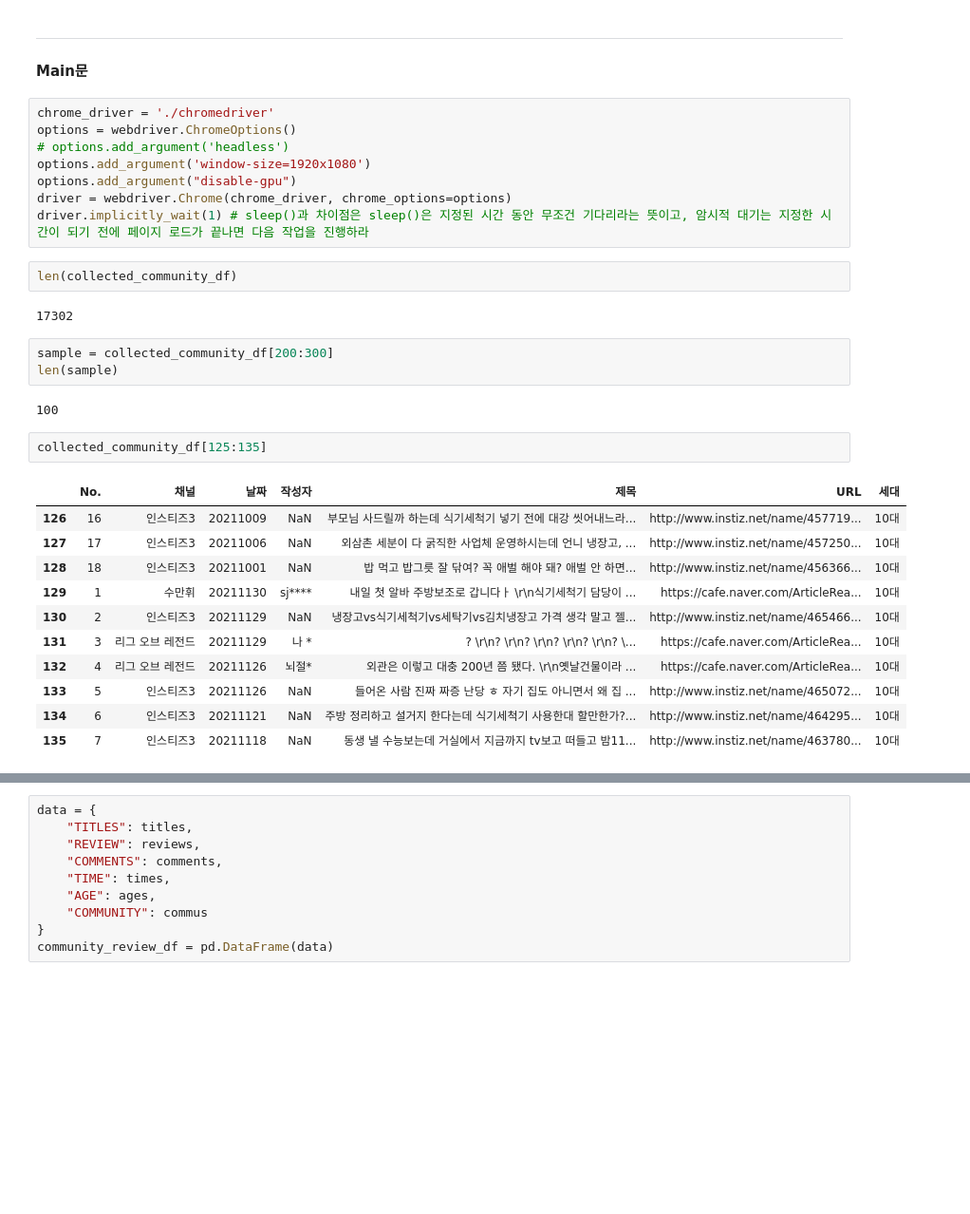
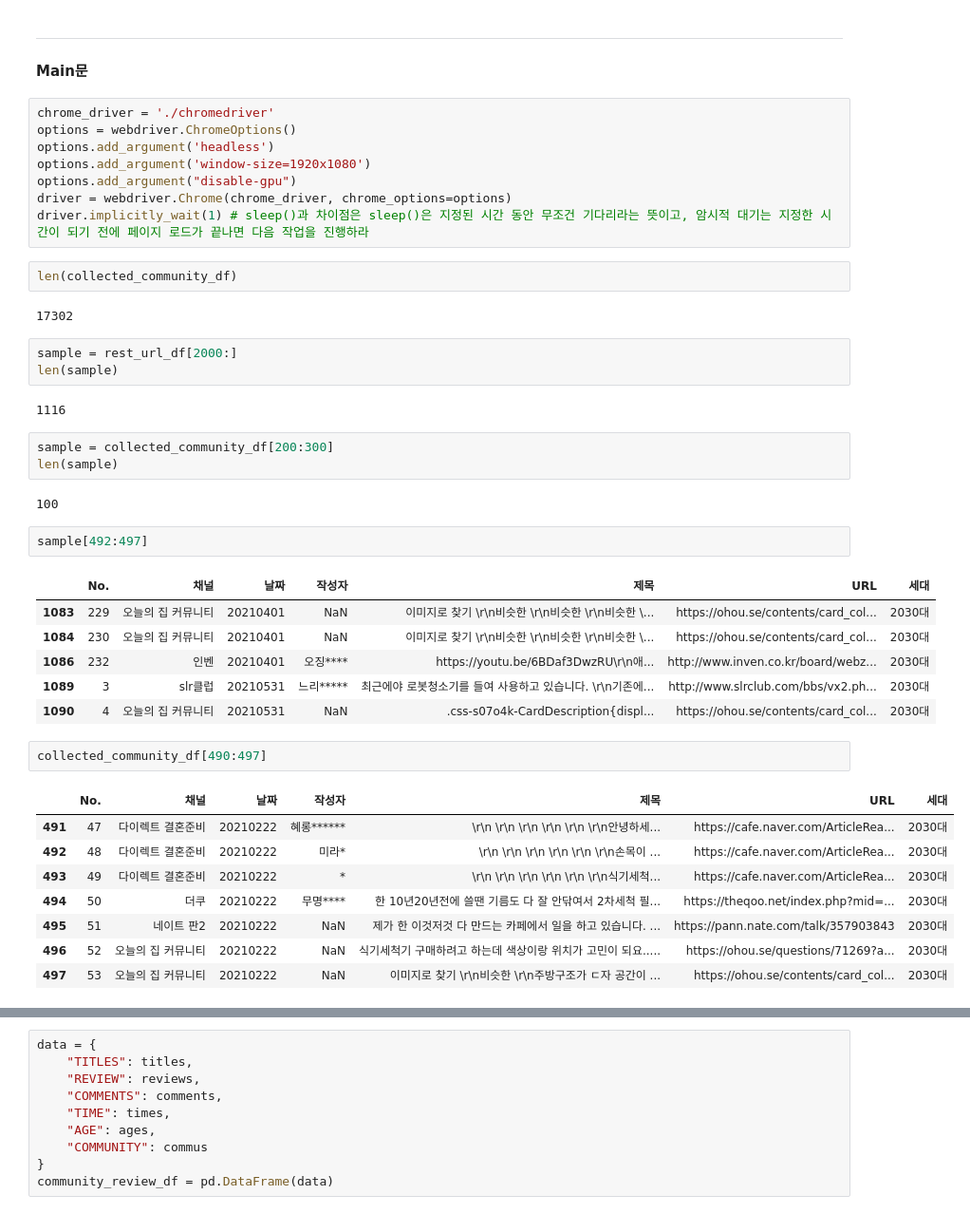
Before and after one commit to LeeEunah/DX_Crawling, a Jupyter notebook: CoG_PJT/원문 수집.ipynb, the cells around one changed output, grey strips where cells are left out. Shown: that part at 95% size. Drawn from its saved outputs; the diff is of its cells as text; blank space fills up the shorter version.

```diff
--- a/CoG_PJT/원문 수집.ipynb
+++ b/CoG_PJT/원문 수집.ipynb
@@ -1408,7 +1416,7 @@ naver_cafe_contents('https://cafe.naver.com/parisienlook?iframe_url_utf8=%2FArti
 # %%
 chrome_driver = './chromedriver'
 options = webdriver.ChromeOptions()
-# options.add_argument('headless')
+options.add_argument('headless')
 options.add_argument('window-size=1920x1080')
 options.add_argument("disable-gpu")
 driver = webdriver.Chrome(chrome_driver, chrome_options=options)
@@ -1417,25 +1425,36 @@ driver.implicitly_wait(1) # sleep()과 차이점은 sleep()은 지정된 시간
 len(collected_community_df)
 # %% [output]
 17302
+# %%
+sample = rest_url_df[2000:]
+len(sample)
+# %% [output]
+1116
 # %%
 sample = collected_community_df[200:300]
 len(sample)
 # %% [output]
 100
+# %%
+sample[492:497]
+# %% [output]
+|  | No. | 채널 | 날짜 | 작성자 | 제목 | URL | 세대 |
+| 1083 | 229 | 오늘의 집 커뮤니티 | 20210401 | NaN | 이미지로 찾기 \r\n비슷한 \r\n비슷한 \r\n비슷한 \... | https://ohou.se/contents/card_col... | 2030대 |
+| 1084 | 230 | 오늘의 집 커뮤니티 | 20210401 | NaN | 이미지로 찾기 \r\n비슷한 \r\n비슷한 \r\n비슷한 \... | https://ohou.se/contents/card_col... | 2030대 |
+| 1086 | 232 | 인벤 | 20210401 | 오징**** | https://youtu.be/6BDaf3DwzRU\r\n애... | http://www.inven.co.kr/board/webz... | 2030대 |
+| 1089 | 3 | slr클럽 | 20210531 | 느리***** | 최근에야 로봇청소기를 들여 사용하고 있습니다. \r\n기존에... | http://www.slrclub.com/bbs/vx2.ph... | 2030대 |
+| 1090 | 4 | 오늘의 집 커뮤니티 | 20210531 | NaN | .css-s07o4k-CardDescription{displ... | https://ohou.se/contents/card_col... | 2030대 |
 # %%
-collected_community_df[125:135]
+collected_community_df[490:497]
 # %% [output]
 |  | No. | 채널 | 날짜 | 작성자 | 제목 | URL | 세대 |
-| 126 | 16 | 인스티즈3 | 20211009 | NaN | 부모님 사드릴까 하는데 식기세척기 넣기 전에 대강 씻어내느라... | http://www.instiz.net/name/457719... | 10대 |
-| 127 | 17 | 인스티즈3 | 20211006 | NaN | 외삼촌 세분이 다 굵직한 사업체 운영하시는데 언니 냉장고, ... | http://www.instiz.net/name/457250... | 10대 |
-| 128 | 18 | 인스티즈3 | 20211001 | NaN | 밥 먹고 밥그릇 잘 닦여? 꼭 애벌 해야 돼? 애벌 안 하면... | http://www.instiz.net/name/456366... | 10대 |
-| 129 | 1 | 수만휘 | 20211130 | sj**** | 내일 첫 알바 주방보조로 갑니다ㅏ \r\n식기세척기 담당이 ... | https://cafe.naver.com/ArticleRea... | 10대 |
-| 130 | 2 | 인스티즈3 | 20211129 | NaN | 냉장고vs식기세척기vs세탁기vs김치냉장고 가격 생각 말고 젤... | http://www.instiz.net/name/465466... | 10대 |
-| 131 | 3 | 리그 오브 레전드 | 20211129 | 나 * | ? \r\n? \r\n? \r\n? \r\n? \r\n? \... | https://cafe.naver.com/ArticleRea... | 10대 |
-| 132 | 4 | 리그 오브 레전드 | 20211126 | 뇌절* | 외관은 이렇고 대충 200년 쯤 됐다. \r\n옛날건물이라 ... | https://cafe.naver.com/ArticleRea... | 10대 |
-| 133 | 5 | 인스티즈3 | 20211126 | NaN | 들어온 사람 진짜 짜증 난당 ㅎ 자기 집도 아니면서 왜 집 ... | http://www.instiz.net/name/465072... | 10대 |
-| 134 | 6 | 인스티즈3 | 20211121 | NaN | 주방 정리하고 설거지 한다는데 식기세척기 사용한대 할만한가?... | http://www.instiz.net/name/464295... | 10대 |
-| 135 | 7 | 인스티즈3 | 20211118 | NaN | 동생 낼 수능보는데 거실에서 지금까지 tv보고 떠들고 밤11... | http://www.instiz.net/name/463780... | 10대 |
+| 491 | 47 | 다이렉트 결혼준비 | 20210222 | 혜롱****** | \r\n \r\n \r\n \r\n \r\n \r\n안녕하세... | https://cafe.naver.com/ArticleRea... | 2030대 |
+| 492 | 48 | 다이렉트 결혼준비 | 20210222 | 미라* | \r\n \r\n \r\n \r\n \r\n \r\n손목이 ... | https://cafe.naver.com/ArticleRea... | 2030대 |
+| 493 | 49 | 다이렉트 결혼준비 | 20210222 | * | \r\n \r\n \r\n \r\n \r\n \r\n식기세척... | https://cafe.naver.com/ArticleRea... | 2030대 |
+| 494 | 50 | 더쿠 | 20210222 | 무명**** | 한 10년20년전에 쓸땐 기름도 다 잘 안닦여서 2차세척 필... | https://theqoo.net/index.php?mid=... | 2030대 |
+| 495 | 51 | 네이트 판2 | 20210222 | NaN | 제가 한 이것저것 다 만드는 카페에서 일을 하고 있습니다. ... | https://pann.nate.com/talk/357903843 | 2030대 |
+| 496 | 52 | 오늘의 집 커뮤니티 | 20210222 | NaN | 식기세척기 구매하려고 하는데 색상이랑 위치가 고민이 되요..... | https://ohou.se/questions/71269?a... | 2030대 |
+| 497 | 53 | 오늘의 집 커뮤니티 | 20210222 | NaN | 이미지로 찾기 \r\n비슷한 \r\n주방구조가 ㄷ자 공간이 ... | https://ohou.se/contents/card_col... | 2030대 |
 # %%
 from tqdm import tqdm
 import time
```
Also changed, not shown: parts of 15 cells of this notebook, 2 other files.
